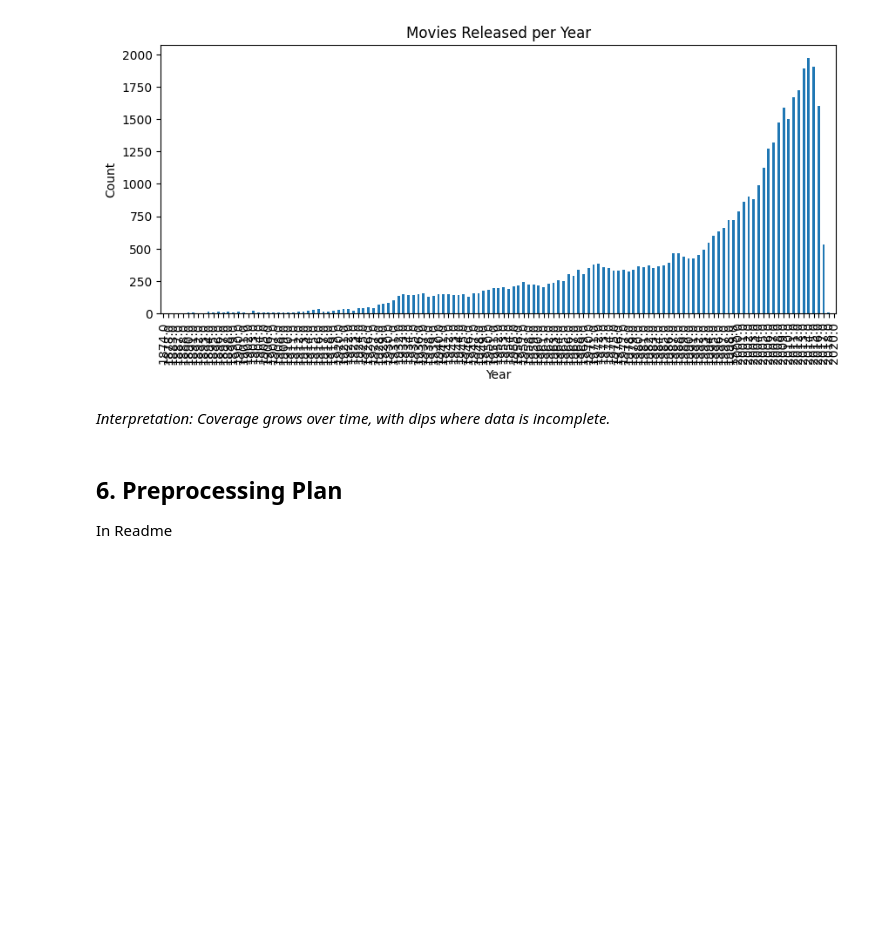
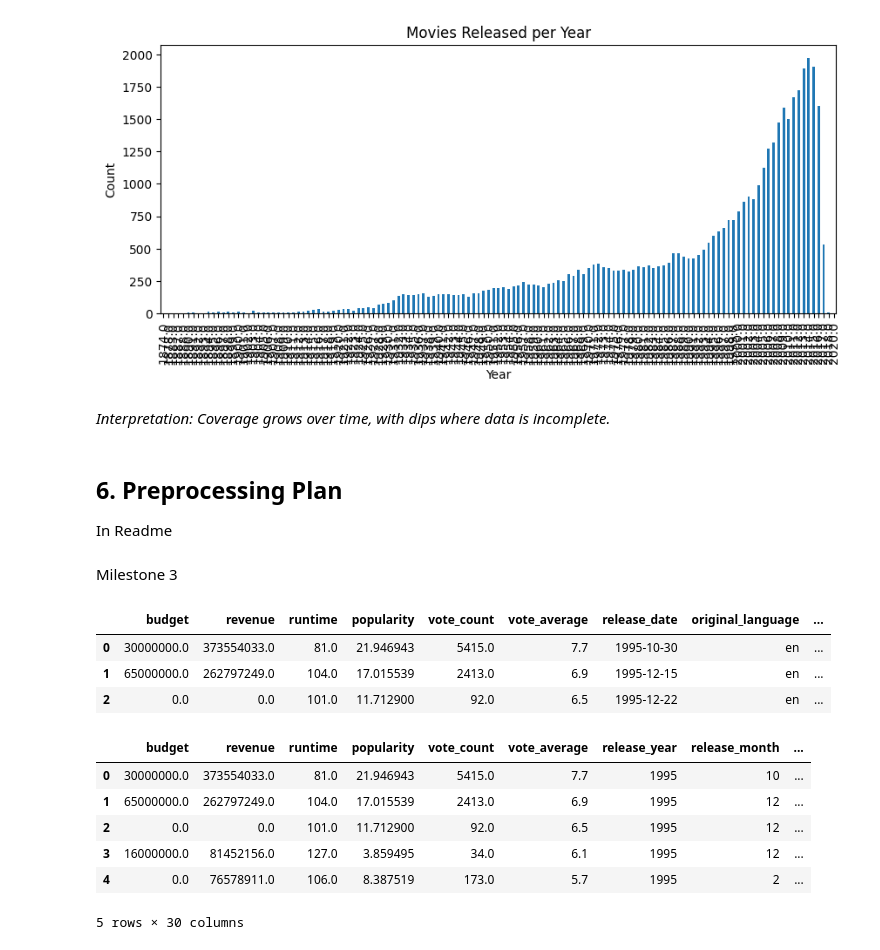
Before and after one commit to alzhao011/cse151-GroupProject, a Jupyter notebook: ms2_exploration.ipynb, the cells around one changed output. Cells and saved outputs as stored; diff of their text form; code cells hidden in the pictures; blank space fills up the shorter version.

Commit message:
finished milestone 3

```diff
--- a/ms2_exploration.ipynb
+++ b/ms2_exploration.ipynb
@@ -141,3 +141,71 @@ _Interpretation: Coverage grows over time, with dips where data is incomplete._
 ## 6. Preprocessing Plan
 
 In Readme
+# %% [markdown]
+Milestone 3
+# %%
+
+df = movies.copy()
+
+cols_keep = ["budget","revenue","runtime","popularity","vote_count","vote_average",
+             "release_date","original_language","genres","title"]
+df = df[cols_keep].copy()
+
+for c in ["budget","revenue","runtime","popularity","vote_count","vote_average"]:
+    df[c] = pd.to_numeric(df[c], errors="coerce")
+
+df["runtime"] = df["runtime"].fillna(df["runtime"].median())
+df["budget"] = df["budget"].replace(0, np.nan).fillna(df["budget"].median())
+df["revenue"] = df["revenue"].replace(0, np.nan).fillna(df["revenue"].median())
+df["popularity"] = df["popularity"].fillna(df["popularity"].median())
+df["vote_count"] = df["vote_count"].fillna(0)
+df["vote_average"] = df["vote_average"].fillna(df["vote_average"].median())
+
+df["release_date"] = pd.to_datetime(df["release_date"], errors="coerce")
+df["release_year"] = df["release_date"].dt.year.fillna(0).astype(int)
+df["release_month"] = df["release_date"].dt.month.fillna(0).astype(int)
+df["release_quarter"] = df["release_date"].dt.quarter.fillna(0).astype(int)
+
+df["ROI"] = np.where(df["budget"] > 0, df["revenue"] / df["budget"], 0)
+df["log_budget"] = np.log1p(df["budget"])
+df["log_revenue"] = np.log1p(df["revenue"])
+
+df.head(3)
+# %% [output]
+|  | budget | revenue | runtime | popularity | vote_count | vote_average | release_date | original_language | ... |
+| 0 | 30000000.0 | 373554033.0 | 81.0 | 21.946943 | 5415.0 | 7.7 | 1995-10-30 | en | ... |
+| 1 | 65000000.0 | 262797249.0 | 104.0 | 17.015539 | 2413.0 | 6.9 | 1995-12-15 | en | ... |
+| 2 | 0.0 | 0.0 | 101.0 | 11.712900 | 92.0 | 6.5 | 1995-12-22 | en | ... |
+# %%
+import ast
+
+# language one-hots (top 10)
+top_lang = df["original_language"].fillna("unknown").value_counts().head(10).index.tolist()
+for lang in top_lang:
+    df[f"lang_{lang}"] = (df["original_language"] == lang).astype(int)
+
+# genres one-hots (top 8)
+def parse_genres(x):
+    try:
+        items = ast.literal_eval(x) if isinstance(x, str) else []
+        return [d.get("name","") for d in items if isinstance(d, dict)]
+    except:
+        return []
+
+glist = df["genres"].apply(parse_genres)
+top_gen = pd.Series([g for L in glist for g in L if g]).value_counts().head(8).index.tolist()
+for g in top_gen:
+    df[f"genre_{g}"] = glist.apply(lambda L: int(g in L))
+
+# unused
+df = df.drop(columns=["original_language","genres","title","release_date"])
+
+df.head(5)
+# %% [output]
+|  | budget | revenue | runtime | popularity | vote_count | vote_average | release_year | release_month | ... |
+| 0 | 30000000.0 | 373554033.0 | 81.0 | 21.946943 | 5415.0 | 7.7 | 1995 | 10 | ... |
+| 1 | 65000000.0 | 262797249.0 | 104.0 | 17.015539 | 2413.0 | 6.9 | 1995 | 12 | ... |
+| 2 | 0.0 | 0.0 | 101.0 | 11.712900 | 92.0 | 6.5 | 1995 | 12 | ... |
+| 3 | 16000000.0 | 81452156.0 | 127.0 | 3.859495 | 34.0 | 6.1 | 1995 | 12 | ... |
+| 4 | 0.0 | 76578911.0 | 106.0 | 8.387519 | 173.0 | 5.7 | 1995 | 2 | ... |
+5 rows × 30 columns
```
Also changed, not shown: parts of 5 cells of this notebook, 1 other file.
